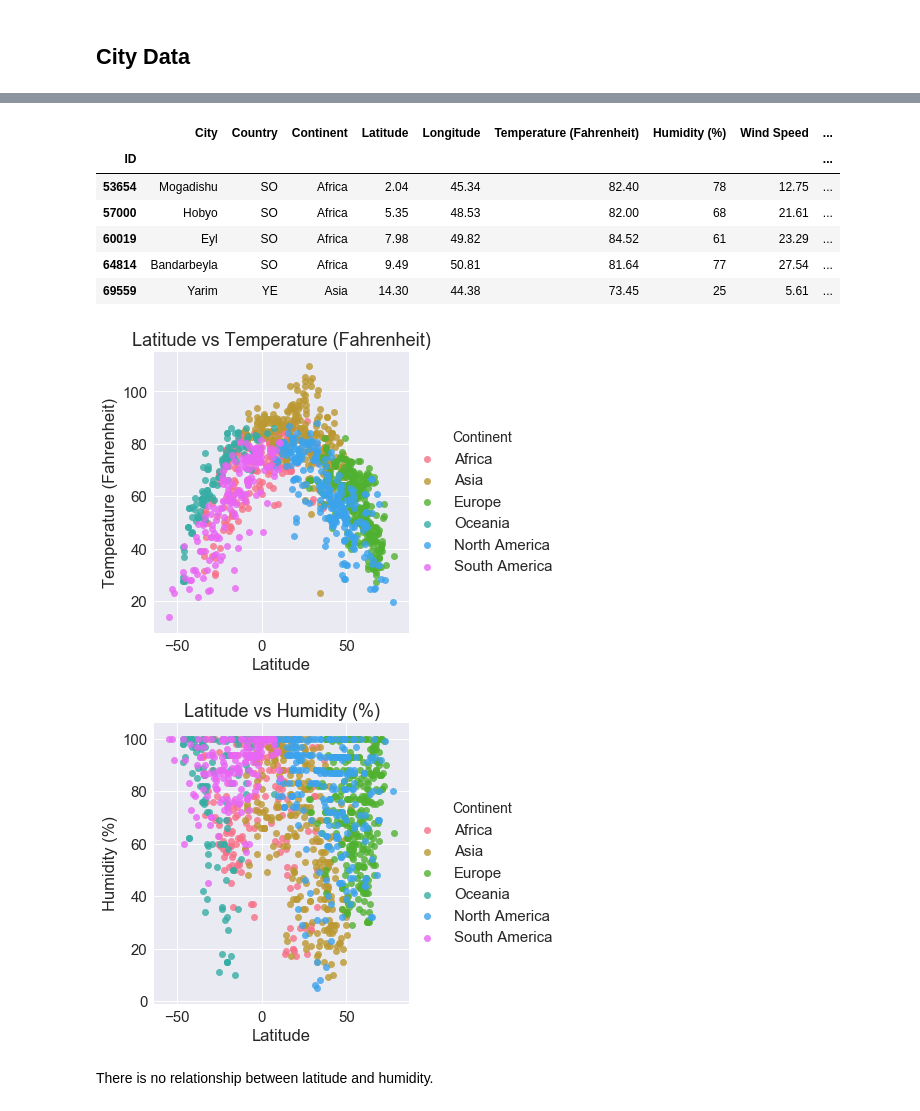
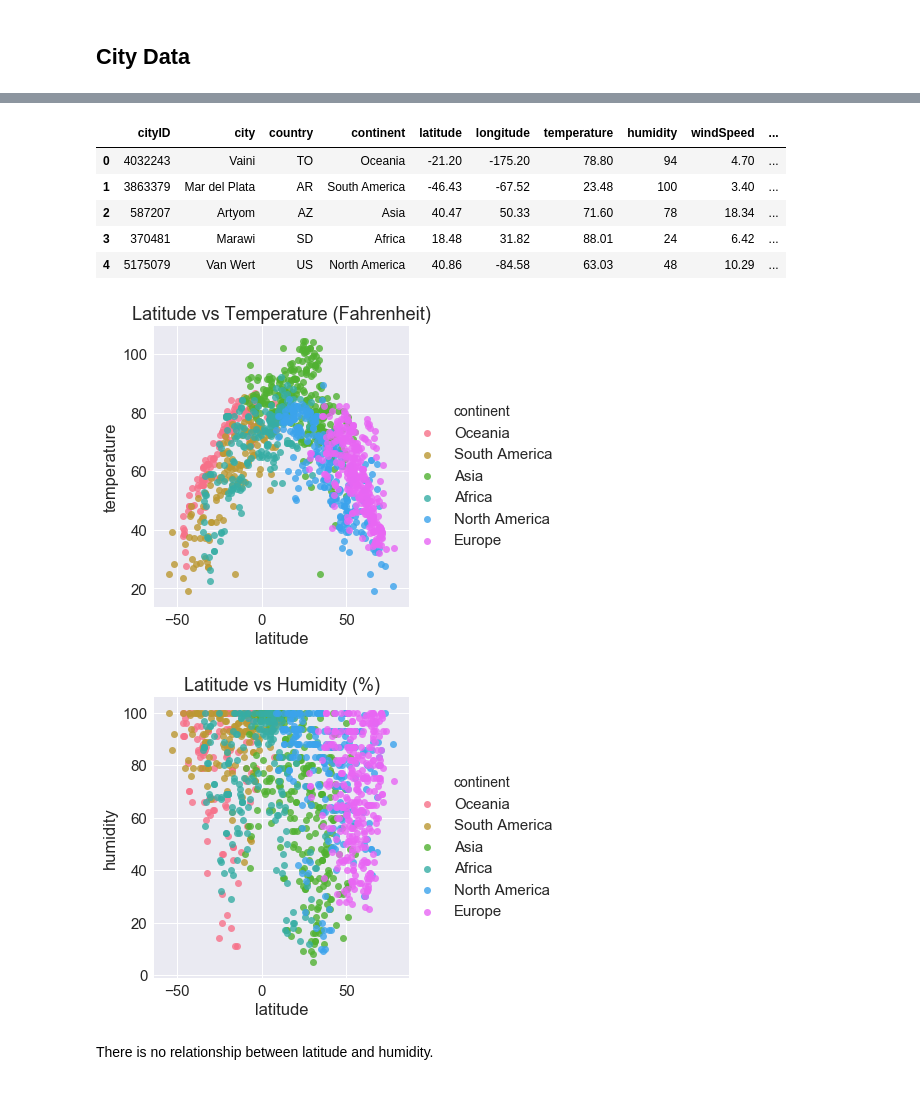
Before and after one commit to hmlanden/UCBerkeley_HomeworkAssignment6, a Jupyter notebook: WeatherPy.ipynb, the cells around one changed output, grey strips where cells are left out. Saved outputs shown, nothing was run; the diff lists cells and outputs as text; code cells hidden in the pictures.

```diff
--- a/WeatherPy.ipynb
+++ b/WeatherPy.ipynb
@@ -133,29 +115,28 @@ City ID: 2063039
 # Step 4: Create a pretty dataframe that we can reference because visual aids are
 # the actual best thing ever and export a CSV we can hang onto
 # -----------------------------------------------------------------------------------
-cleanedWeather_df = pd.DataFrame(weatherData_list).set_index('ID')
+cleanedWeather_df = pd.DataFrame(weatherData_list)
 
 # rearrange columns sensibly
-cleanedWeather_df = cleanedWeather_df[['City', 'Country', 'Continent',
-                                       'Latitude', 'Longitude',
-                                       'Temperature (Fahrenheit)',
-                                       'Humidity (%)',
-                                       'Wind Speed',
-                                       'Cloudiness']].sort_index(ascending=True)
+cleanedWeather_df = cleanedWeather_df[['cityID', 'city', 'country', 'continent',
+                                       'latitude', 'longitude',
+                                       'temperature',
+                                       'humidity',
+                                       'windSpeed',
+                                       'cloudiness']].sort_index(ascending=True)
 
 # export the csv
-cleanedWeather_df.to_csv("WeatherData.csv")
+cleanedWeather_df.to_csv("csv/WeatherData.csv")
 
 # eyeball our data
 cleanedWeather_df.head()
 # %% [output]
-|  | City | Country | Continent | Latitude | Longitude | Temperature (Fahrenheit) | Humidity (%) | Wind Speed | ... |
-| ID |  |  |  |  |  |  |  |  | ... |
-| 53654 | Mogadishu | SO | Africa | 2.04 | 45.34 | 82.40 | 78 | 12.75 | ... |
-| 57000 | Hobyo | SO | Africa | 5.35 | 48.53 | 82.00 | 68 | 21.61 | ... |
-| 60019 | Eyl | SO | Africa | 7.98 | 49.82 | 84.52 | 61 | 23.29 | ... |
-| 64814 | Bandarbeyla | SO | Africa | 9.49 | 50.81 | 81.64 | 77 | 27.54 | ... |
-| 69559 | Yarim | YE | Asia | 14.30 | 44.38 | 73.45 | 25 | 5.61 | ... |
+|  | cityID | city | country | continent | latitude | longitude | temperature | humidity | windSpeed | ... |
+| 0 | 4032243 | Vaini | TO | Oceania | -21.20 | -175.20 | 78.80 | 94 | 4.70 | ... |
+| 1 | 3863379 | Mar del Plata | AR | South America | -46.43 | -67.52 | 23.48 | 100 | 3.40 | ... |
+| 2 | 587207 | Artyom | AZ | Asia | 40.47 | 50.33 | 71.60 | 78 | 18.34 | ... |
+| 3 | 370481 | Marawi | SD | Africa | 18.48 | 31.82 | 88.01 | 24 | 6.42 | ... |
+| 4 | 5175079 | Van Wert | US | North America | 40.86 | -84.58 | 63.03 | 48 | 10.29 | ... |
 # %%
 # -----------------------------------------------------------------------------------
 # Step 5: Generate charts.
@@ -168,33 +149,33 @@ sns.set_style("darkgrid")
 sns.set_context("notebook", font_scale=1.5, rc={"lines.linewidth": 2.5})
 
 # Chart 1: Temperature vs Latitude
-latVsTemp_plot = sns.lmplot(x='Latitude',
-                            y='Temperature (Fahrenheit)',
+latVsTemp_plot = sns.lmplot(x='latitude',
+                            y='temperature',
                             data=cleanedWeather_df,
-                            hue='Continent',
+                            hue='continent',
                             fit_reg=False,
                             palette='husl')
 plt.title("Latitude vs Temperature (Fahrenheit)")
 plt.savefig("images/latXtemp.png")
 plt.show()
 # %% [output]
-[figure, old version]
+[figure, new version]
 # %%
 # Chart 2: humidity vs Latitude
 sns.set_style("darkgrid")
 sns.set_context("notebook", font_scale=1.5, rc={"lines.linewidth": 2.5})
 
-latVsTemp_plot = sns.lmplot(x='Latitude',
-                            y='Humidity (%)',
+latVsTemp_plot = sns.lmplot(x='latitude',
+                            y='humidity',
                             data=cleanedWeather_df,
-                            hue='Continent',
+                            hue='continent',
                             palette='husl',
                             fit_reg=False)
 plt.title("Latitude vs Humidity (%)")
 plt.savefig("images/latXhumid.png")
 plt.show()
 # %% [output]
-[figure, old version]
+[figure, new version]
 # %% [markdown]
 There is no relationship between latitude and humidity.
 # %%
```
Also changed, not shown: parts of 5 cells of this notebook, 10 other files.
